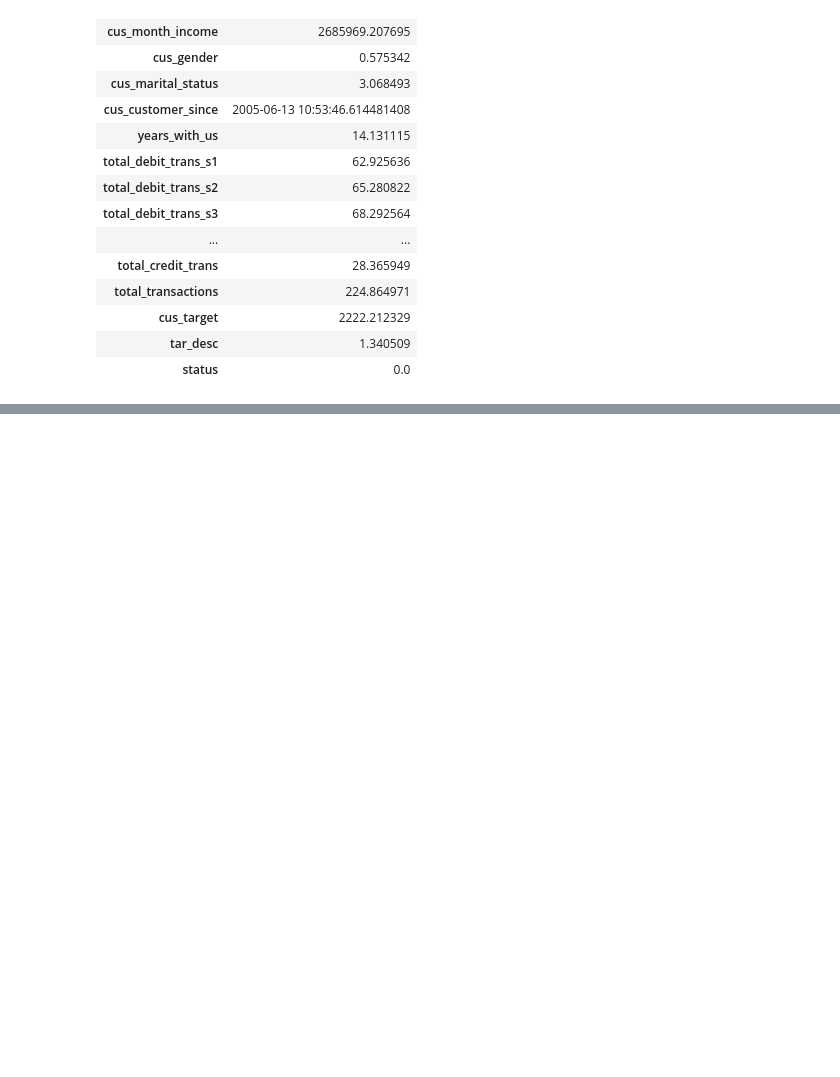
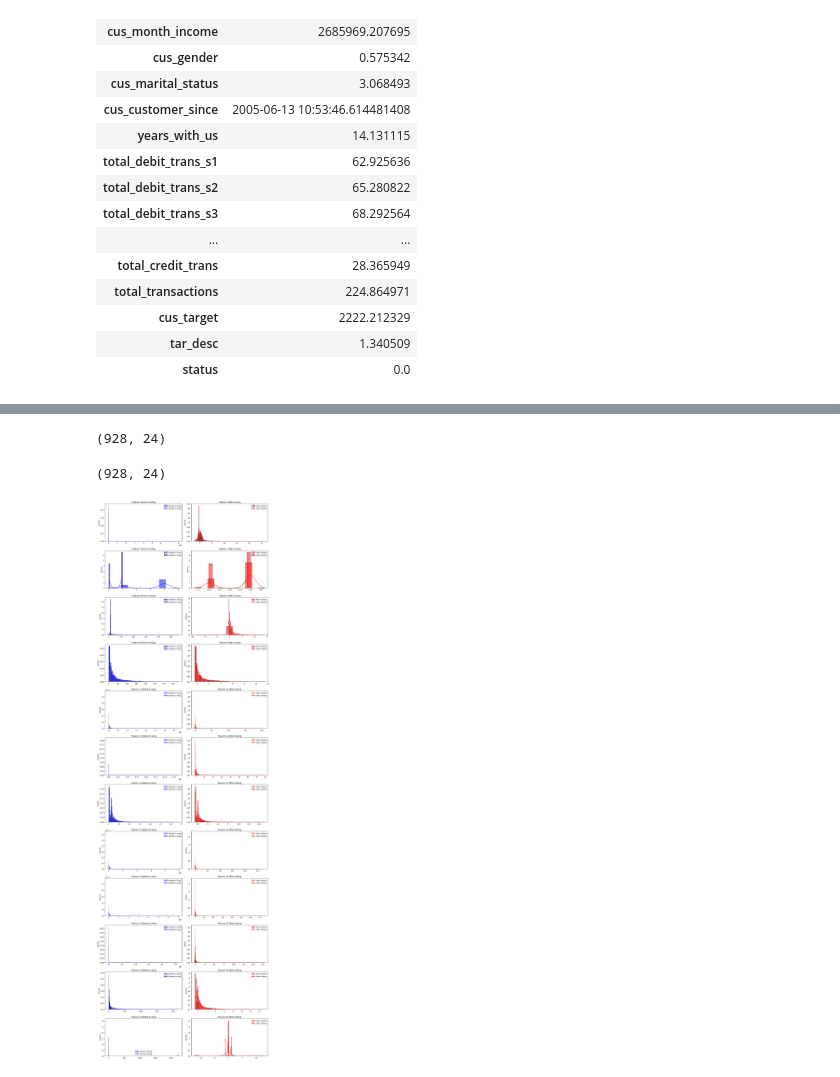
Before and after one commit to shivamkc01/Bank_Standard_bank_churn, a Jupyter notebook: notebook/check_data.ipynb, the cells around one changed output, grey strips where cells are left out. Drawn from its saved outputs; the diff is of its cells as text; code cells hidden in the pictures; blank space fills up the shorter version.

Commit message:
build first logistic regression model

```diff
--- a/notebook/check_data.ipynb
+++ b/notebook/check_data.ipynb
@@ -508,0 +606,44 @@ plt.show()
+# %%
+X = encoded_df.drop('status', axis=1).values
+y = encoded_df.status.values
+# %%
+X_train, X_test, y_train, y_test = model_selection.train_test_split(X, y, test_size=0.25, stratify=y, random_state=config.SEED)
+# %%
+X_train.shape
+# %% [output]
+(928, 24)
+# %%
+scaler = preprocessing.RobustScaler()
+x_train_scaled = scaler.fit_transform(X_train)
+X_test_scaled = scaler.transform(X_test)
+# %%
+x_train_scaled.shape
+# %% [output]
+(928, 24)
+# %%
+import math
+def plot_feature_distributions(X_before_scaling, X_after_scaling):
+    num_features = X_before_scaling.shape[1]
+    num_rows = math.ceil(num_features / 2)  # Calculate the number of rows needed
+
+    fig, axes = plt.subplots(nrows=num_rows, ncols=2, figsize=(15, 4 * num_rows))
+
+    for i in range(num_features):
+        row_index = i // 2  # Calculate the row index for the current feature
+
+        # Plot distribution before scaling
+        sns.histplot(X_before_scaling[:, i], ax=axes[row_index, 0], kde=True, color='blue', alpha=0.5, label='Before Scaling', stat='density')
+        axes[row_index, 0].set_title(f'Feature {i+1} Before Scaling')
+        axes[row_index, 0].legend()
+
+        # Plot distribution after scaling
+        sns.histplot(X_after_scaling[:, i], ax=axes[row_index, 1], kde=True, color='red', alpha=0.5, label='After Scaling', stat='density')
+        axes[row_index, 1].set_title(f'Feature {i+1} After Scaling')
+        axes[row_index, 1].legend()
+
+    plt.tight_layout()
+    plt.show()
+# %%
+plot_feature_distributions(X_train, x_train_scaled)
+# %% [output]
+[figure, added]
```
Also changed, not shown: parts of 39 cells of this notebook, 30 other files.
